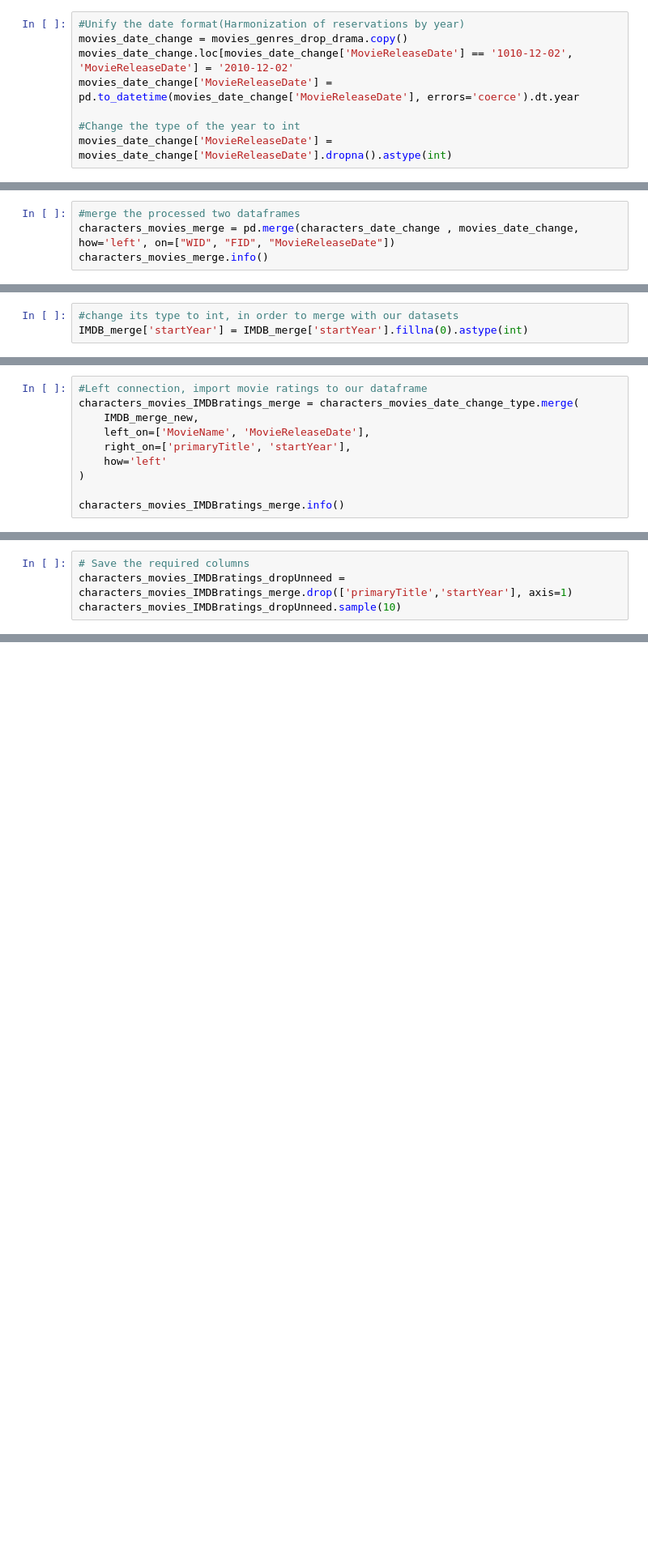
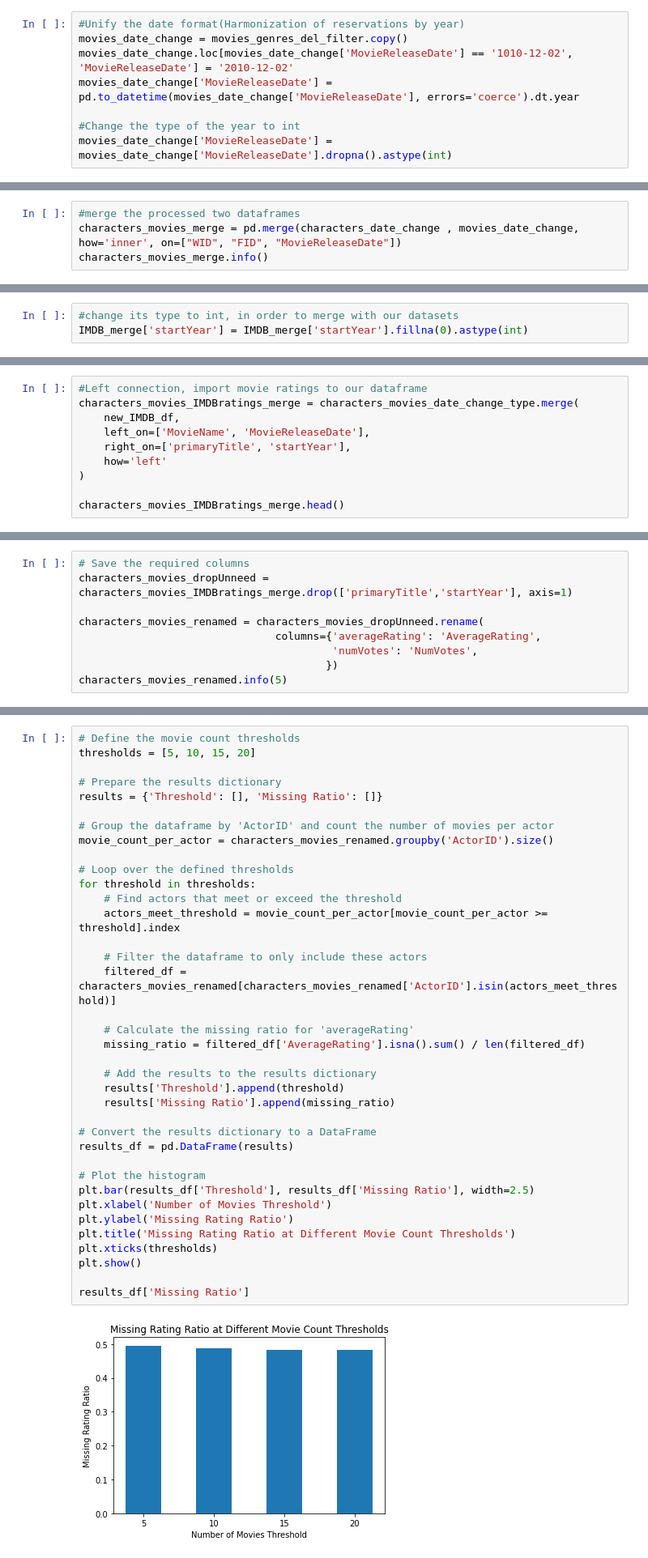
Before and after one commit to epfl-ada/ada-2023-project-datateahouse, a Jupyter notebook: Data Prerocessing.ipynb, the cells around one changed output, grey strips where cells are left out. Shown at 81% size. Drawn from its saved outputs; the diff is of its cells as text; blank space fills up the shorter version.

```diff
--- a/Data Prerocessing.ipynb
+++ b/Data Prerocessing.ipynb
@@ -348,7 +401,7 @@ movies_genres_drop_drama["MovieGenresFilterDrama"] = movie_genres_drama_del
 #### 2.2.2 Unify the date format and deal with the wrong data
 # %%
 #Unify the date format(Harmonization of reservations by year)
-movies_date_change = movies_genres_drop_drama.copy()
+movies_date_change = movies_genres_del_filter.copy()
 movies_date_change.loc[movies_date_change['MovieReleaseDate'] == '1010-12-02', 'MovieReleaseDate'] = '2010-12-02'
 movies_date_change['MovieReleaseDate'] = pd.to_datetime(movies_date_change['MovieReleaseDate'], errors='coerce').dt.year
 
@@ -367,7 +527,7 @@ They will help us for subsequent analysis in causes and consequences of actor tr
 ### 3.1 Merge two main dataframes
 # %%
 #merge the processed two dataframes
-characters_movies_merge = pd.merge(characters_date_change , movies_date_change, how='left', on=["WID", "FID", "MovieReleaseDate"])
+characters_movies_merge = pd.merge(characters_date_change , movies_date_change, how='inner', on=["WID", "FID", "MovieReleaseDate"])
 characters_movies_merge.info()
 # %% [output]
 <class 'pandas.core.frame.DataFrame'>
@@ -501,11 +685,11 @@ IMDB_merge_new
 # %%
 #Left connection, import movie ratings to our dataframe
 characters_movies_IMDBratings_merge = characters_movies_date_change_type.merge(
-    IMDB_merge_new,
+    new_IMDB_df,
     left_on=['MovieName', 'MovieReleaseDate'],
     right_on=['primaryTitle', 'startYear'],
     how='left'
 )
 
-characters_movies_IMDBratings_merge.info()
+characters_movies_IMDBratings_merge.head()
 # %% [output]
@@ -529,5 +703,10 @@ memory usage: 89.1+ MB
 # %%
 # Save the required columns
-characters_movies_IMDBratings_dropUnneed = characters_movies_IMDBratings_merge.drop(['primaryTitle','startYear'], axis=1)
-characters_movies_IMDBratings_dropUnneed.sample(10)
+characters_movies_dropUnneed = characters_movies_IMDBratings_merge.drop(['primaryTitle','startYear'], axis=1)
+
+characters_movies_renamed = characters_movies_dropUnneed.rename(
+                               columns={'averageRating': 'AverageRating',
+                                        'numVotes': 'NumVotes',
+                                       })
+characters_movies_renamed.info(5)
 # %% [output]
@@ -545,0 +732,39 @@ characters_movies_IMDBratings_dropUnneed.sample(10)
+# %%
+# Define the movie count thresholds
+thresholds = [5, 10, 15, 20]
+
+# Prepare the results dictionary
+results = {'Threshold': [], 'Missing Ratio': []}
+
+# Group the dataframe by 'ActorID' and count the number of movies per actor
+movie_count_per_actor = characters_movies_renamed.groupby('ActorID').size()
+
+# Loop over the defined thresholds
+for threshold in thresholds:
+    # Find actors that meet or exceed the threshold
+    actors_meet_threshold = movie_count_per_actor[movie_count_per_actor >= threshold].index
+
+    # Filter the dataframe to only include these actors
+    filtered_df = characters_movies_renamed[characters_movies_renamed['ActorID'].isin(actors_meet_threshold)]
+
+    # Calculate the missing ratio for 'averageRating'
+    missing_ratio = filtered_df['AverageRating'].isna().sum() / len(filtered_df)
+
+    # Add the results to the results dictionary
+    results['Threshold'].append(threshold)
+    results['Missing Ratio'].append(missing_ratio)
+
+# Convert the results dictionary to a DataFrame
+results_df = pd.DataFrame(results)
+
+# Plot the histogram
+plt.bar(results_df['Threshold'], results_df['Missing Ratio'], width=2.5)
+plt.xlabel('Number of Movies Threshold')
+plt.ylabel('Missing Rating Ratio')
+plt.title('Missing Rating Ratio at Different Movie Count Thresholds')
+plt.xticks(thresholds)
+plt.show()
+
+results_df['Missing Ratio']
+# %% [output]
+[figure, added]
```
Also changed, not shown: parts of 50 cells of this notebook, 5 other files.
